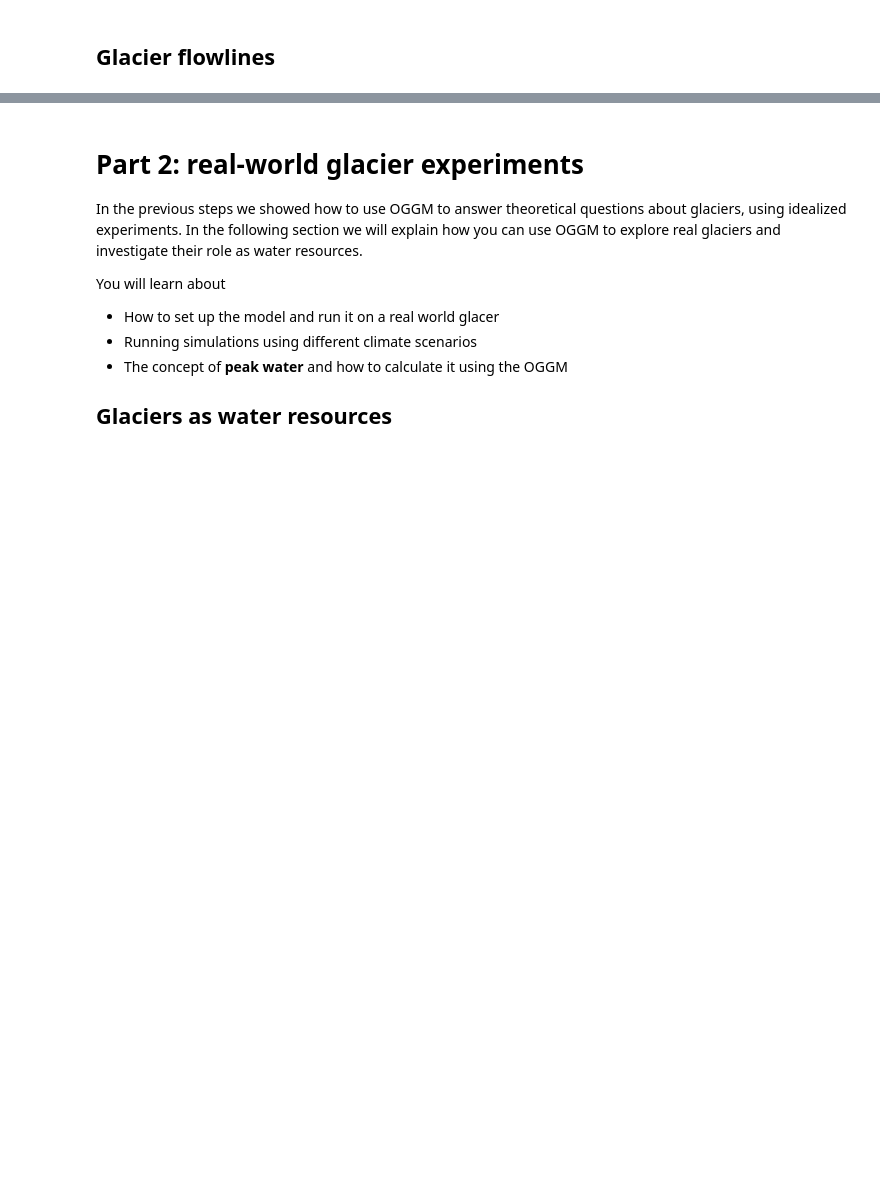
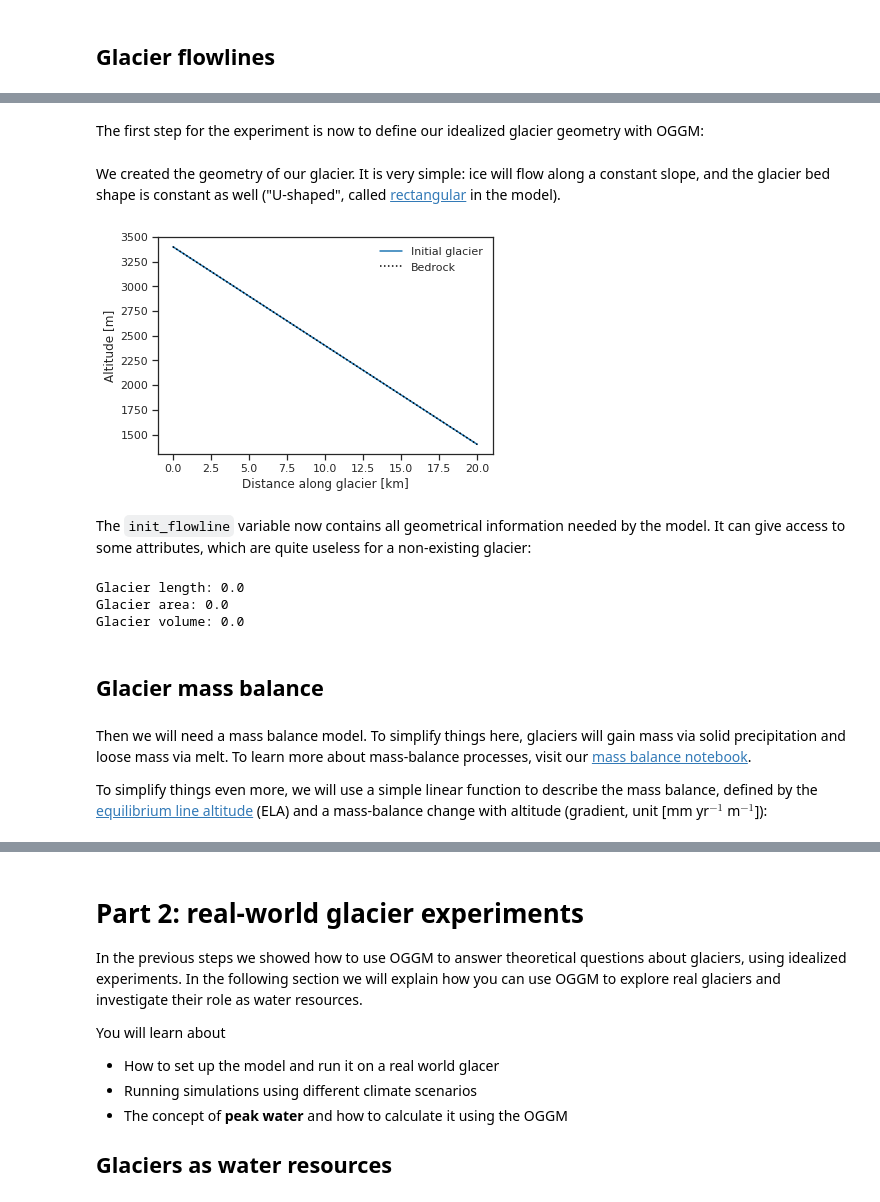
Before and after one commit to OGGM/EarthCube2021, a Jupyter notebook: FM_01_OGGM-Edu_learn_and_teach_about_glaciers.ipynb, the cells around one changed output, grey strips where cells are left out. Cells and saved outputs as stored; diff of their text form; code cells hidden in the pictures; blank space fills up the shorter version.

```diff
--- a/FM_01_OGGM-Edu_learn_and_teach_about_glaciers.ipynb
+++ b/FM_01_OGGM-Edu_learn_and_teach_about_glaciers.ipynb
@@ -310,0 +118,51 @@ Maybe continue with 'Retreating' from advance_and_retreat notebook
+# %% [markdown]
+The first step for the experiment is now to define our idealized glacier geometry with OGGM:
+# %%
+# define horizontal resolution of the model:
+# nx: number of grid points
+# map_dx: grid point spacing in meters
+nx = 200
+map_dx = 100
+
+# define glacier top and bottom altitudes in meters
+top = 3400
+bottom = 1400
+
+# create a linear bedrock profile from top to bottom
+bed_h, surface_h = edu.define_linear_bed(top, bottom, nx)
+
+# glacier width in meters
+initial_width = 600
+
+# calculate the distance from the top to the bottom of the glacier in km
+distance_along_glacier = edu.distance_along_glacier(nx, map_dx)
+
+# Now describe the widths in units of "grid points" for the model, based on grid point spacing map_dx
+widths = np.zeros(nx) + initial_width/map_dx
+
+# Define our glacier flowine
+init_flowline = RectangularBedFlowline(surface_h=surface_h, bed_h=bed_h, widths=widths, map_dx=map_dx)
+# %% [markdown]
+We created the geometry of our glacier. It is very simple: ice will flow along a constant slope, and the glacier bed shape is constant as well ("U-shaped", called [rectangular](http://docs.oggm.org/en/stable/ice-dynamics.html#rectangular) in the model).
+# %%
+# plot the glacier bedrock profile and the initial glacier surface
+plt.plot(distance_along_glacier, surface_h, label='Initial glacier')
+edu.plot_xz_bed(x=distance_along_glacier, bed=bed_h);
+# %% [output]
+[figure, added]
+# %% [markdown]
+The `init_flowline` variable now contains all geometrical information needed by the model. It can give access to some attributes, which are quite useless for a non-existing glacier:
+# %%
+print('Glacier length:', init_flowline.length_m)
+print('Glacier area:', init_flowline.area_km2)
+print('Glacier volume:', init_flowline.volume_km3)
+# %% [output]
+Glacier length: 0.0
+Glacier area: 0.0
+Glacier volume: 0.0
+# %% [markdown]
+## Glacier mass balance
+# %% [markdown]
+Then we will need a mass balance model. To simplify things here, glaciers will gain mass via solid precipitation and loose mass via melt. To learn more about mass-balance processes, visit our [mass balance notebook](https://edu.oggm.org/en/latest/notebooks/accumulation_and_ablation.html).
+
+To simplify things even more, we will use a simple linear function to describe the mass balance, defined by the [equilibrium line altitude](http://www.antarcticglaciers.org/glacier-processes/mass-balance/introduction-glacier-mass-balance/) (ELA) and a mass-balance change with altitude (gradient, unit [mm yr$^{-1}$ m$^{-1}$]):
```
Also changed, not shown: parts of 150 cells of this notebook, 1 other file.
